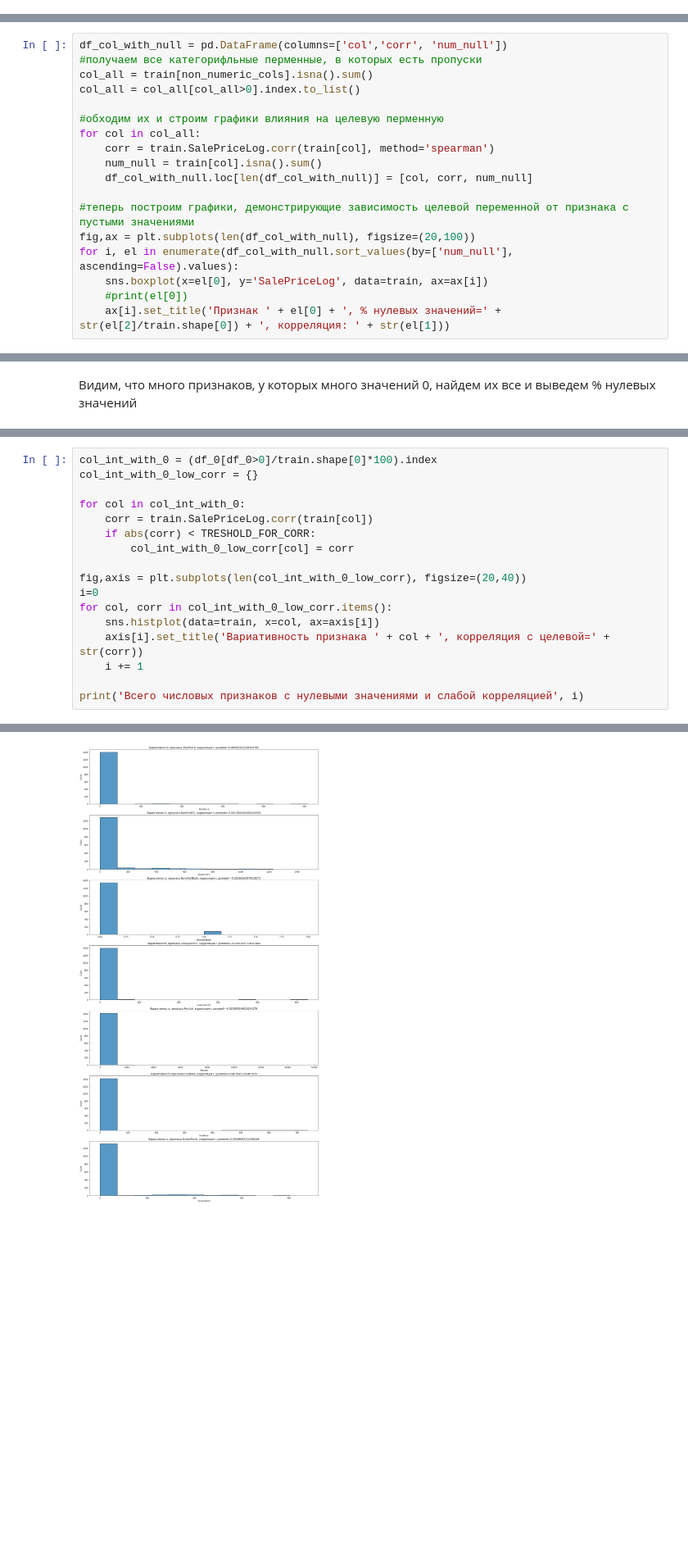
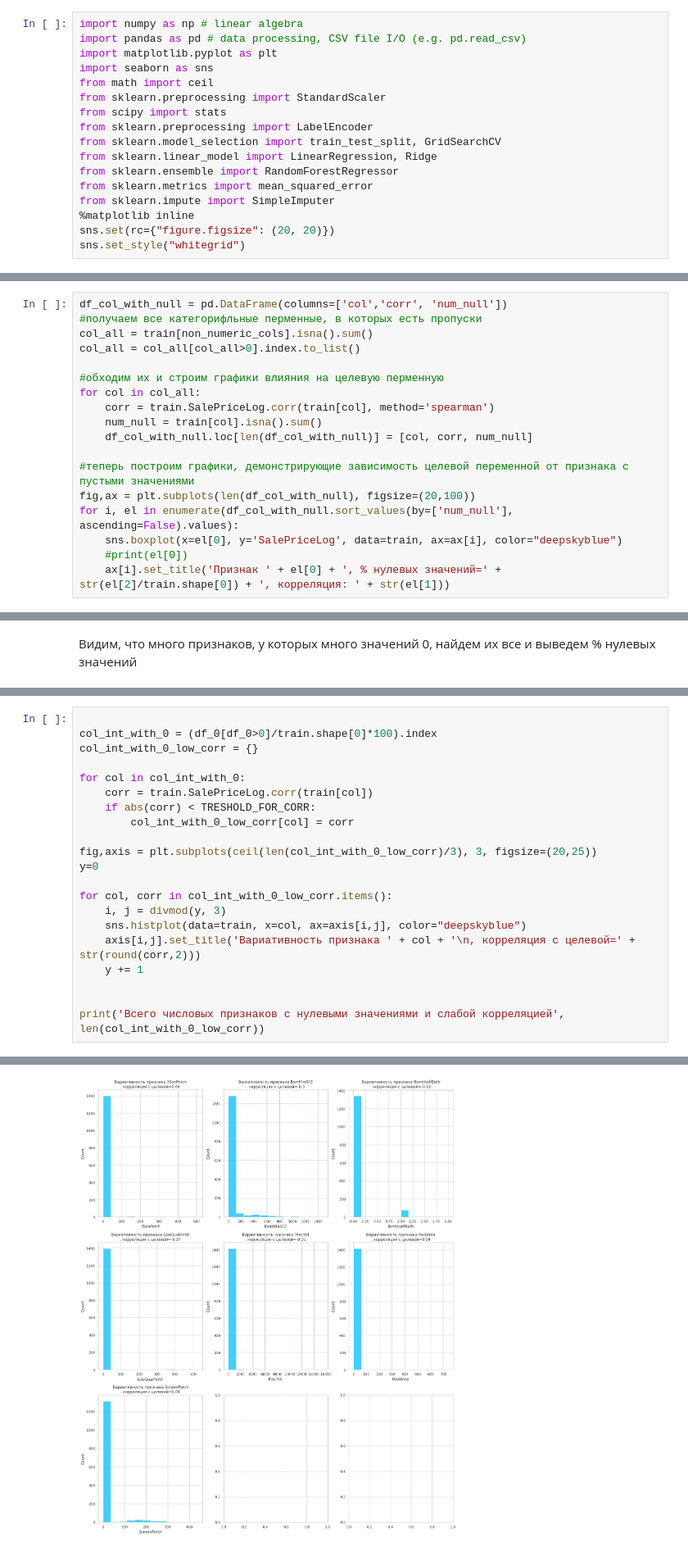
Before and after one commit to sonador88/ML_HousePricePredict, a Jupyter notebook: prg.ipynb, the cells around one changed output, grey strips where cells are left out. Shown at 82% size. Cells and saved outputs as stored; diff of their text form; blank space fills up the shorter version.

```diff
--- a/prg.ipynb
+++ b/prg.ipynb
@@ -15,0 +5,17 @@ from sklearn.metrics import mean_squared_error
+# %%
+import numpy as np # linear algebra
+import pandas as pd # data processing, CSV file I/O (e.g. pd.read_csv)
+import matplotlib.pyplot as plt
+import seaborn as sns
+from math import ceil
+from sklearn.preprocessing import StandardScaler
+from scipy import stats
+from sklearn.preprocessing import LabelEncoder
+from sklearn.model_selection import train_test_split, GridSearchCV
+from sklearn.linear_model import LinearRegression, Ridge
+from sklearn.ensemble import RandomForestRegressor
+from sklearn.metrics import mean_squared_error
+from sklearn.impute import SimpleImputer
+%matplotlib inline
+sns.set(rc={"figure.figsize": (20, 20)})
+sns.set_style("whitegrid")
@@ -276,7 +291,7 @@ for col in col_all:
 #теперь построим графики, демонстрирующие зависимость целевой переменной от признака с пустыми значениями
 fig,ax = plt.subplots(len(df_col_with_null), figsize=(20,100))
 for i, el in enumerate(df_col_with_null.sort_values(by=['num_null'], ascending=False).values):
-    sns.boxplot(x=el[0], y='SalePriceLog', data=train, ax=ax[i])
+    sns.boxplot(x=el[0], y='SalePriceLog', data=train, ax=ax[i], color="deepskyblue")
     #print(el[0])
     ax[i].set_title('Признак ' + el[0] + ', % нулевых значений=' + str(el[2]/train.shape[0]) + ', корреляция: ' + str(el[1]))
 # %% [output]
@@ -401,25 +423,29 @@ dtype: float64
 
 пранализируем переменные, в которых есть 0 значения, при этом слабая корреляция с целевой, чтобы разобраться что означает 0
 # %%
+
 col_int_with_0 = (df_0[df_0>0]/train.shape[0]*100).index
 col_int_with_0_low_corr = {}
 
 for col in col_int_with_0:
     corr = train.SalePriceLog.corr(train[col])
     if abs(corr) < TRESHOLD_FOR_CORR:
         col_int_with_0_low_corr[col] = corr
 
-fig,axis = plt.subplots(len(col_int_with_0_low_corr), figsize=(20,40))
-i=0
+fig,axis = plt.subplots(ceil(len(col_int_with_0_low_corr)/3), 3, figsize=(20,25))
+y=0
+
 for col, corr in col_int_with_0_low_corr.items():
-    sns.histplot(data=train, x=col, ax=axis[i])
-    axis[i].set_title('Вариативность признака ' + col + ', корреляция с целевой=' + str(corr))
-    i += 1
+    i, j = divmod(y, 3)
+    sns.histplot(data=train, x=col, ax=axis[i,j], color="deepskyblue")
+    axis[i,j].set_title('Вариативность признака ' + col + '\n, корреляция с целевой=' + str(round(corr,2)))
+    y += 1
 
-print('Всего числовых признаков с нулевыми значениями и слабой корреляцией', i)
+
+print('Всего числовых признаков с нулевыми значениями и слабой корреляцией', len(col_int_with_0_low_corr))
 # %% [output]
 Всего числовых признаков с нулевыми значениями и слабой корреляцией 7
-[figure, old version]
+[figure, new version]
 # %% [markdown]
 По графикам видим, что почти всегда 0 и при этом это скорее указывает на отсутствующие данные, а не на значения, плюс слабая корреляция с целевой. Все эти признаки малоинформативны и их можно удалить
 # %%
```
Also changed, not shown: parts of 65 cells of this notebook, 1 other file.
